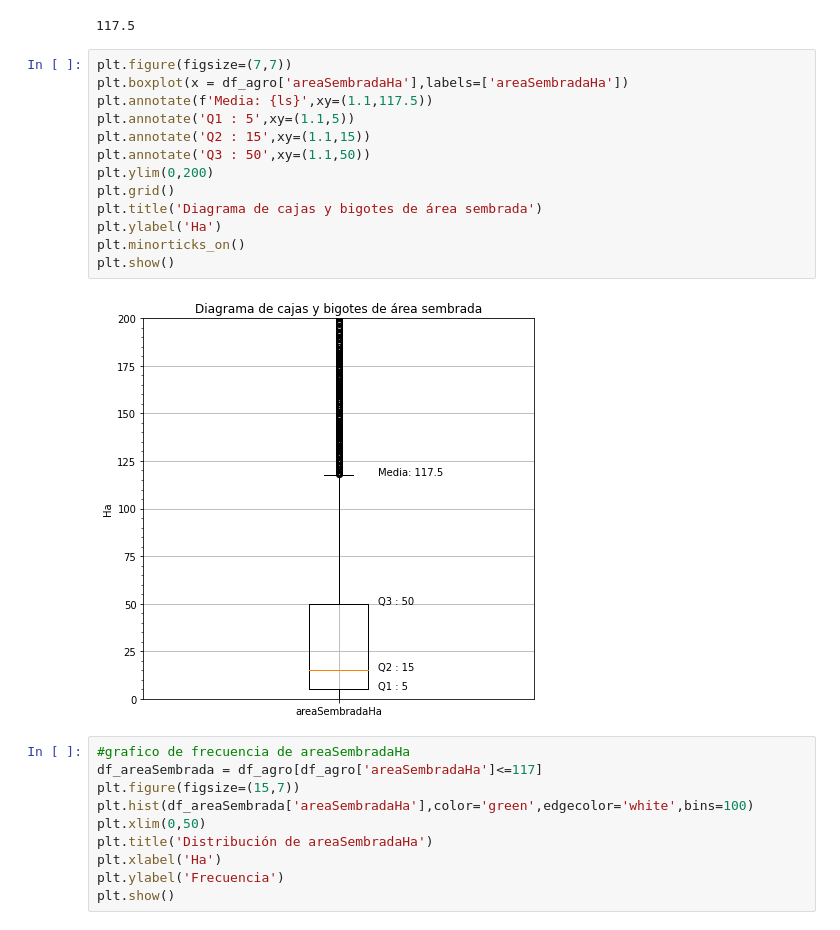
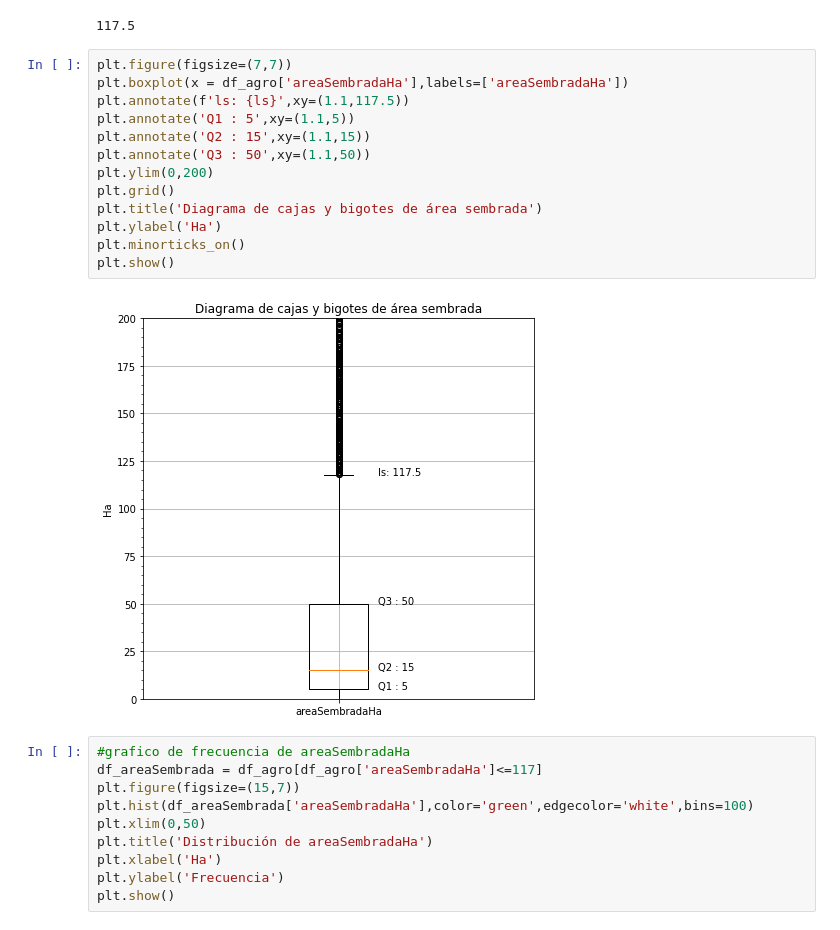
Before and after one commit to Samave02/Evaluaciones-Agropecuarias-Boyaca-Cundinamarca, a Jupyter notebook: Procesos de Analisis/Exploracion_inicial_Numericos.ipynb, the cells around one changed output. Saved outputs shown, nothing was run; the diff lists cells and outputs as text.

```diff
--- a/Procesos de Analisis/Exploracion_inicial_Numericos.ipynb
+++ b/Procesos de Analisis/Exploracion_inicial_Numericos.ipynb
@@ -88,18 +88,18 @@ ls
 # %%
 plt.figure(figsize=(7,7))
 plt.boxplot(x = df_agro['areaSembradaHa'],labels=['areaSembradaHa'])
-plt.annotate(f'Media: {ls}',xy=(1.1,117.5))
+plt.annotate(f'ls: {ls}',xy=(1.1,117.5))
 plt.annotate('Q1 : 5',xy=(1.1,5))
 plt.annotate('Q2 : 15',xy=(1.1,15))
 plt.annotate('Q3 : 50',xy=(1.1,50))
 plt.ylim(0,200)
 plt.grid()
 plt.title('Diagrama de cajas y bigotes de área sembrada')
 plt.ylabel('Ha')
 plt.minorticks_on()
 plt.show()
 # %% [output]
-[figure, old version]
+[figure, new version]
 # %%
 #grafico de frecuencia de areaSembradaHa
 df_areaSembrada = df_agro[df_agro['areaSembradaHa']<=117]
```
Also changed, not shown: 2 other files.
